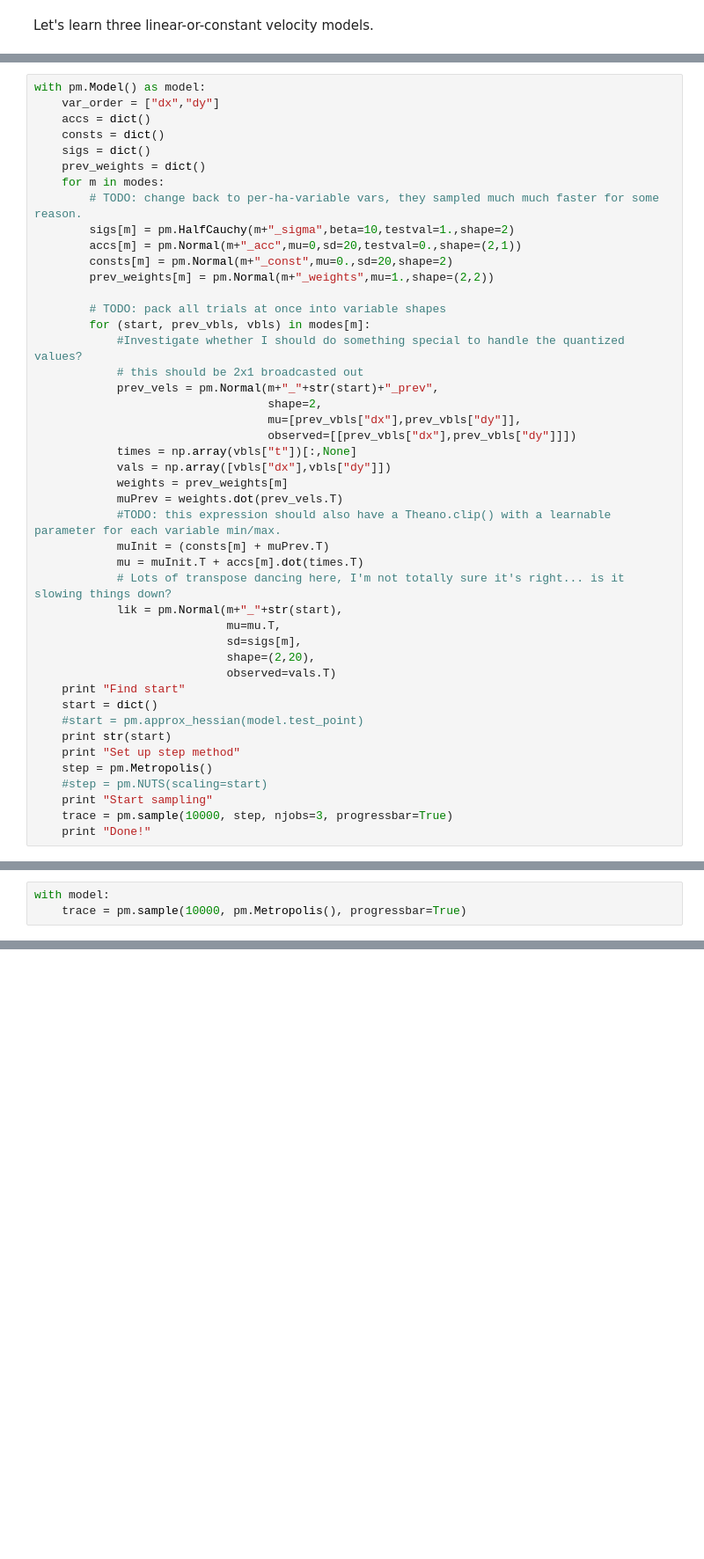
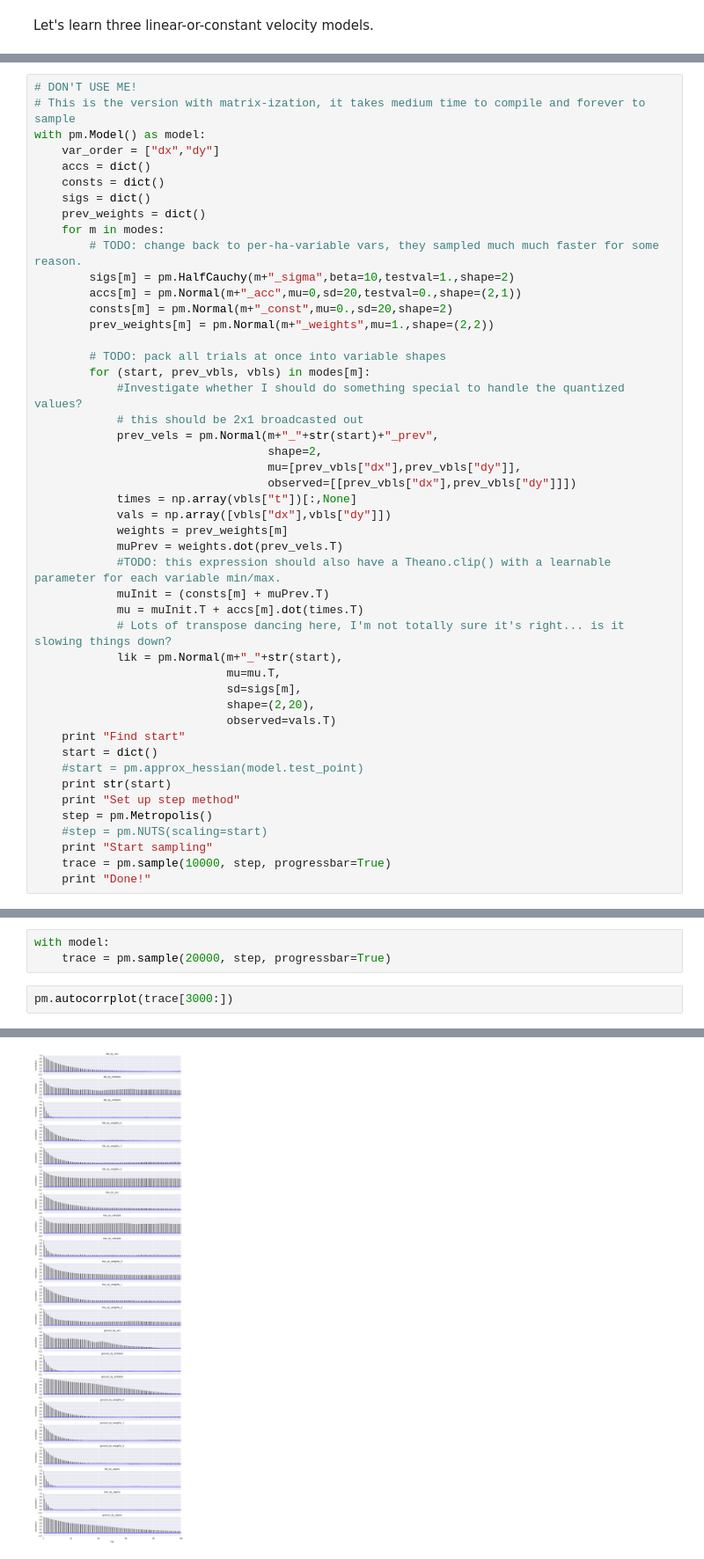
Before and after one commit to JoeOsborn/mechlearn, a Jupyter notebook: mechlearn/jumpfit.ipynb, the cells around one changed output, grey strips where cells are left out. Shown at 88% size. Drawn from its saved outputs; the diff is of its cells as text; blank space fills up the shorter version.

```diff
--- a/mechlearn/jumpfit.ipynb
+++ b/mechlearn/jumpfit.ipynb
@@ -200,4 +281,6 @@ Jumping, record rise->fall from 397 to 423 : enter rise, prev DY 0.0
 # %%
+# DON'T USE ME!
+# This is the version with matrix-ization, it takes medium time to compile and forever to sample
 with pm.Model() as model:
     var_order = ["dx","dy"]
     accs = dict()
@@ -240,5 +323,5 @@ with pm.Model() as model:
     step = pm.Metropolis()
     #step = pm.NUTS(scaling=start)
     print "Start sampling"
-    trace = pm.sample(10000, step, njobs=3, progressbar=True)
+    trace = pm.sample(10000, step, progressbar=True)
     print "Done!"
@@ -253,3 +405,6 @@ Start sampling
 # %%
 with model:
-    trace = pm.sample(10000, pm.Metropolis(), progressbar=True)
+    trace = pm.sample(20000, step, progressbar=True)
+# %%
+pm.autocorrplot(trace[3000:])
+# %% [output]
@@ -256 +428,2 @@ with model:
+[figure, added]
 # %%
```
Also changed, not shown: parts of 15 cells of this notebook, 2 other files.
